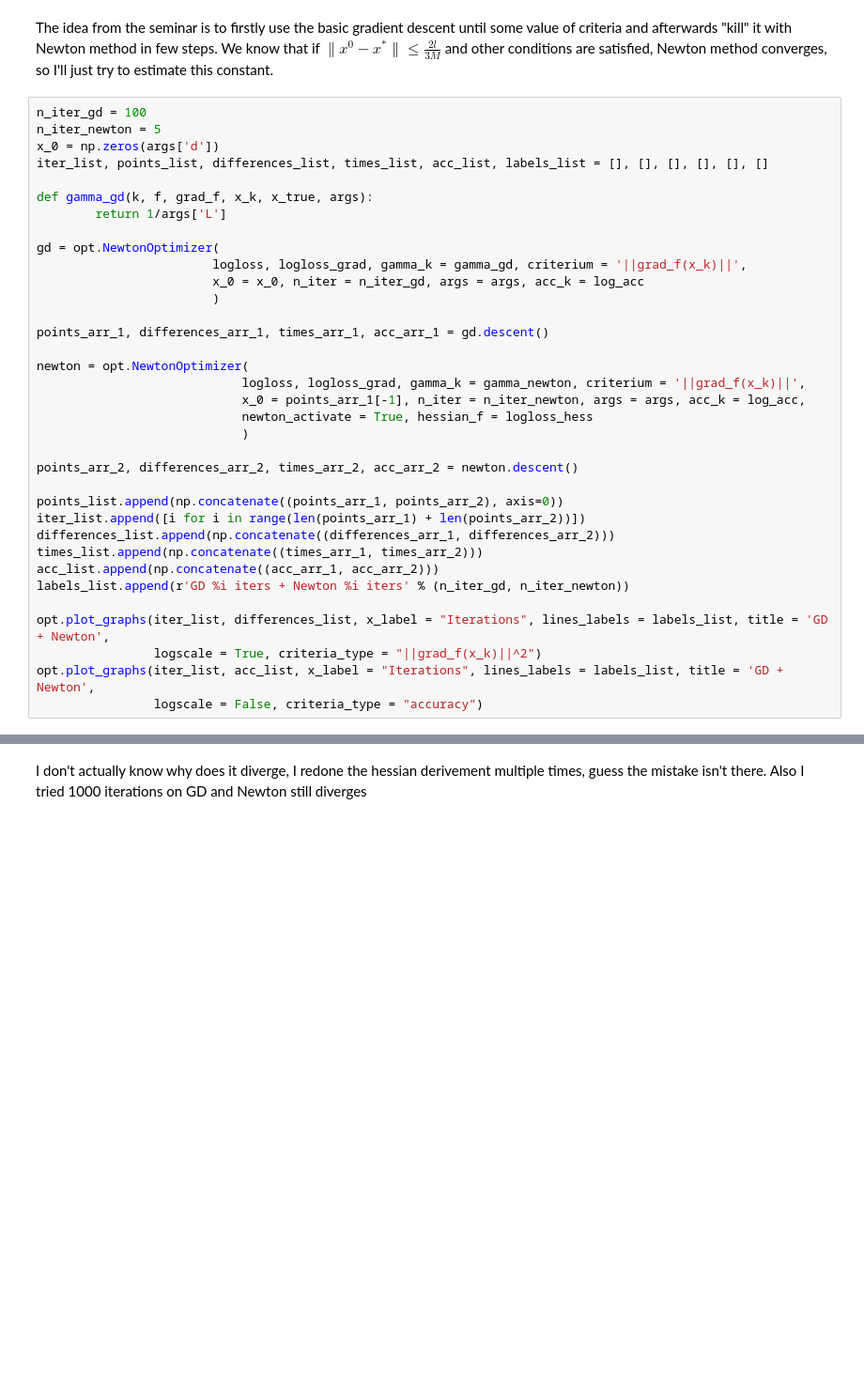
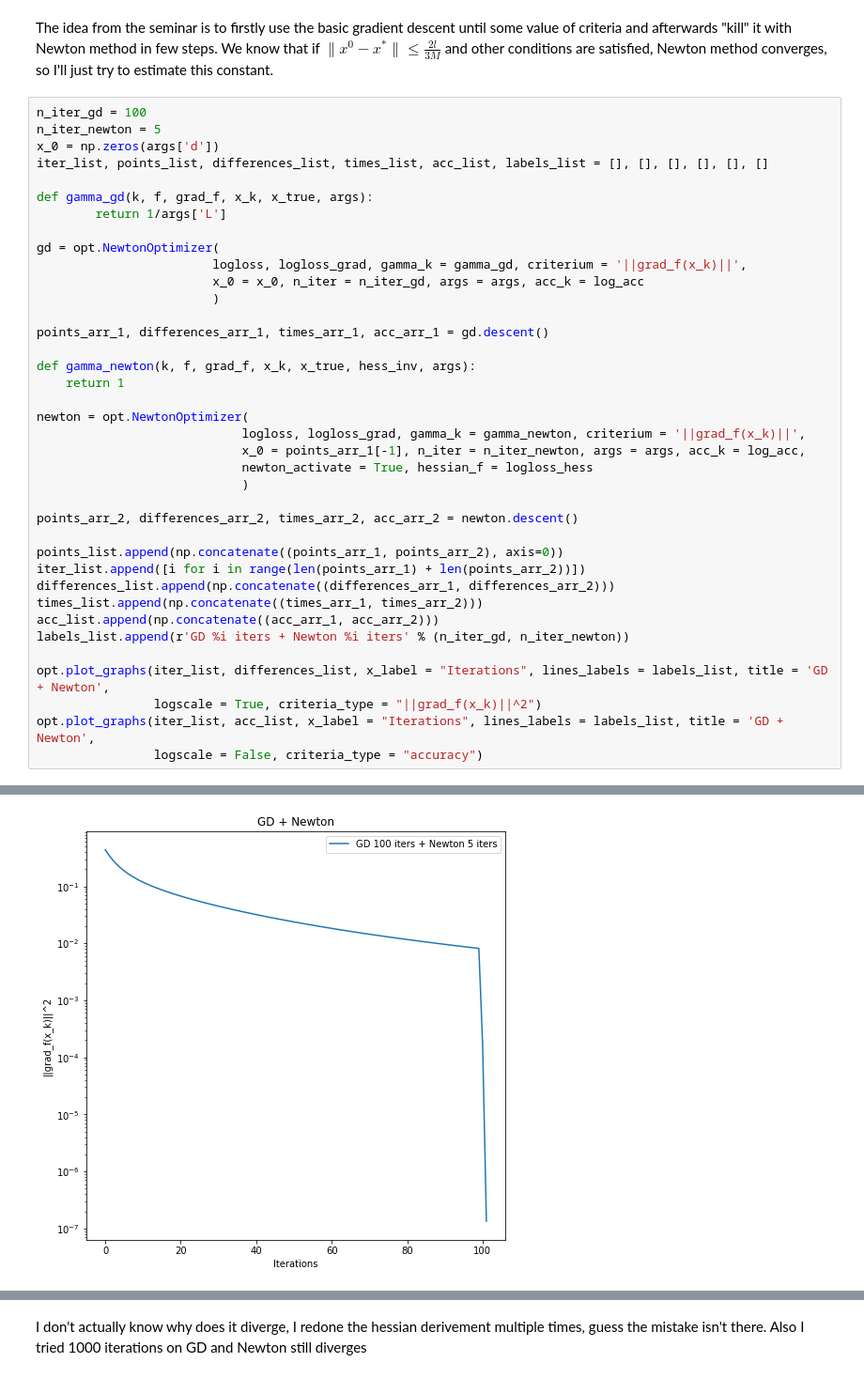
Before and after one commit to k2a07/MIPT-homeworks, a Jupyter notebook: Acharya_Kirill_Optimization_HW_9.ipynb, the cells around one changed output, grey strips where cells are left out. Shown at 94% size. Saved outputs shown, nothing was run; the diff lists cells and outputs as text; blank space fills up the shorter version.

Commit message:
fixed newton in logreg, still fixing others

```diff
--- a/Acharya_Kirill_Optimization_HW_9.ipynb
+++ b/Acharya_Kirill_Optimization_HW_9.ipynb
@@ -276,6 +279,9 @@ gd = opt.NewtonOptimizer(
                         )
 
 points_arr_1, differences_arr_1, times_arr_1, acc_arr_1 = gd.descent()
+
+def gamma_newton(k, f, grad_f, x_k, x_true, hess_inv, args):
+    return 1
 
 newton = opt.NewtonOptimizer(
                             logloss, logloss_grad, gamma_k = gamma_newton, criterium = '||grad_f(x_k)||',
@@ -300,0 +306 @@ LinAlgError: Singular matrix
+[figure, added]
```
Also changed, not shown: parts of 7 cells of this notebook, 1 other file.
